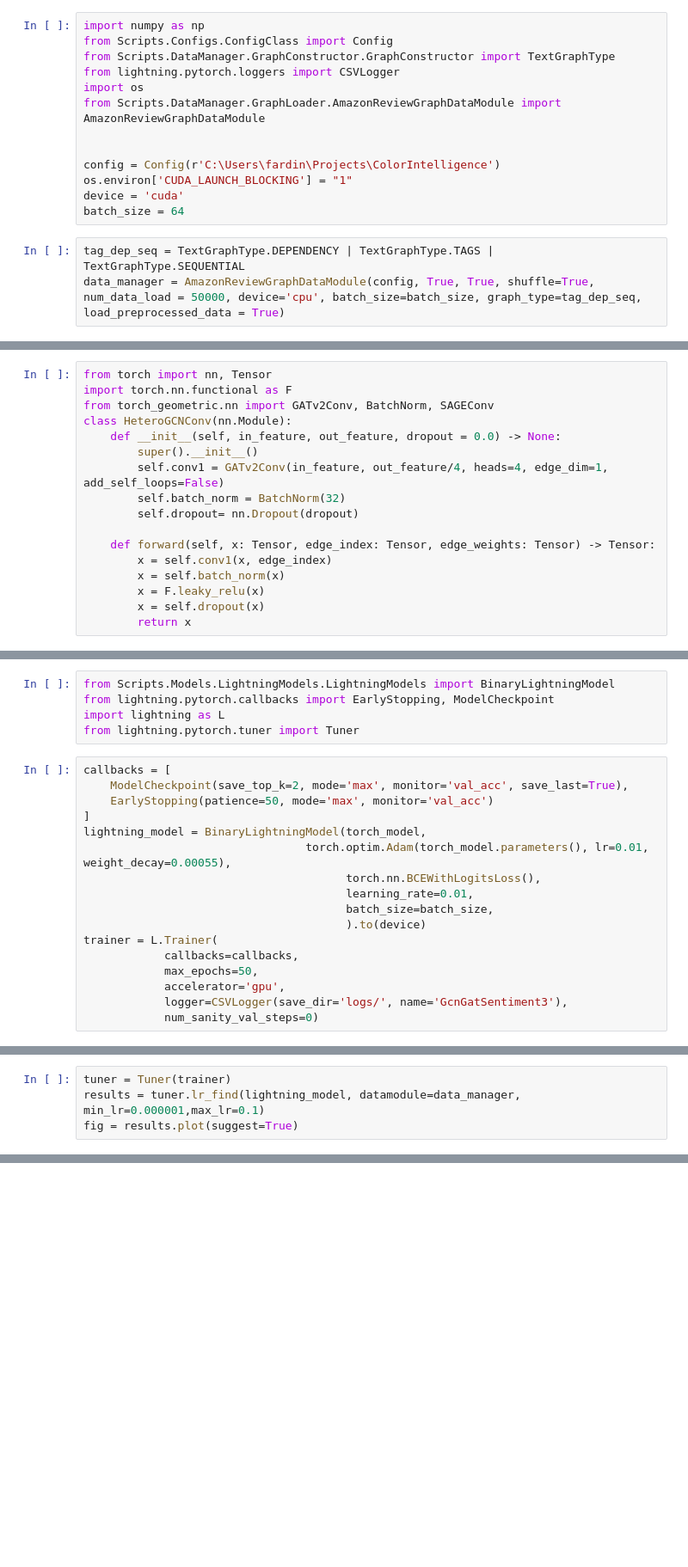
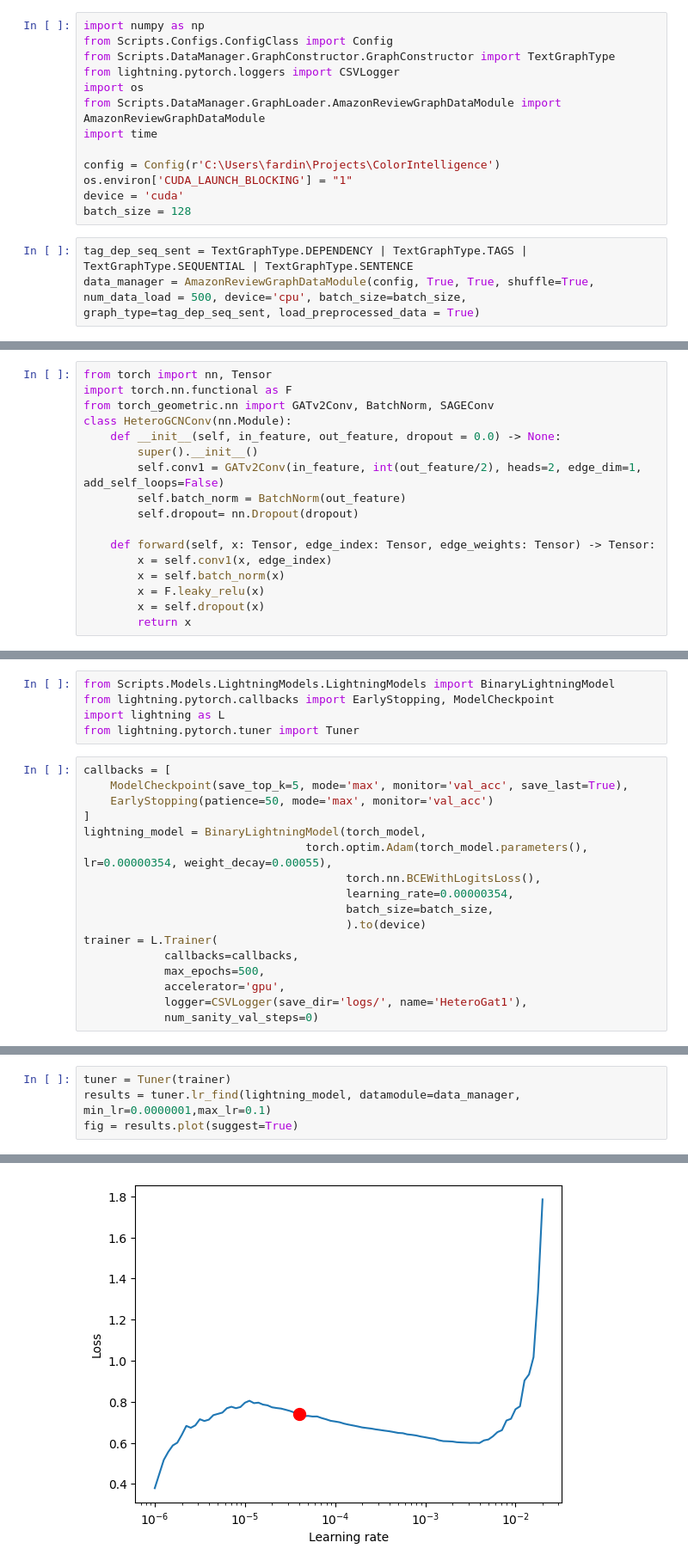
Before and after one commit to raziehAskarizade/Beyond-Words, a Jupyter notebook: Practices/Tasks/HeterogeneousGraphs/TestHeterogeneousGraphClassifier2.ipynb, the cells around one changed output, grey strips where cells are left out. Shown: that part at 86% size. Saved outputs shown, nothing was run; the diff lists cells and outputs as text; blank space fills up the shorter version.

Commit message:
KGC-73 Improve the heterogeneous classifier and test it

```diff
--- a/Practices/Tasks/HeterogeneousGraphs/TestHeterogeneousGraphClassifier2.ipynb
+++ b/Practices/Tasks/HeterogeneousGraphs/TestHeterogeneousGraphClassifier2.ipynb
@@ -5,12 +5,12 @@ from Scripts.DataManager.GraphConstructor.GraphConstructor import TextGraphType
 from lightning.pytorch.loggers import CSVLogger
 import os
 from Scripts.DataManager.GraphLoader.AmazonReviewGraphDataModule import AmazonReviewGraphDataModule
-
+import time
 
 config = Config(r'C:\Users\fardin\Projects\ColorIntelligence')
 os.environ['CUDA_LAUNCH_BLOCKING'] = "1"
 device = 'cuda'
-batch_size = 64
+batch_size = 128
 # %%
-tag_dep_seq = TextGraphType.DEPENDENCY | TextGraphType.TAGS | TextGraphType.SEQUENTIAL
-data_manager = AmazonReviewGraphDataModule(config, True, True, shuffle=True, num_data_load = 50000, device='cpu', batch_size=batch_size, graph_type=tag_dep_seq, load_preprocessed_data = True)
+tag_dep_seq_sent = TextGraphType.DEPENDENCY | TextGraphType.TAGS | TextGraphType.SEQUENTIAL | TextGraphType.SENTENCE
+data_manager = AmazonReviewGraphDataModule(config, True, True, shuffle=True, num_data_load = 500, device='cpu', batch_size=batch_size, graph_type=tag_dep_seq_sent, load_preprocessed_data = True)
@@ -26,8 +36,8 @@ from torch_geometric.nn import GATv2Conv, BatchNorm, SAGEConv
 class HeteroGCNConv(nn.Module):
     def __init__(self, in_feature, out_feature, dropout = 0.0) -> None:
         super().__init__()
-        self.conv1 = GATv2Conv(in_feature, out_feature/4, heads=4, edge_dim=1, add_self_loops=False)
-        self.batch_norm = BatchNorm(32)
+        self.conv1 = GATv2Conv(in_feature, int(out_feature/2), heads=2, edge_dim=1, add_self_loops=False)
+        self.batch_norm = BatchNorm(out_feature)
         self.dropout= nn.Dropout(dropout)
 
     def forward(self, x: Tensor, edge_index: Tensor, edge_weights: Tensor) -> Tensor:
@@ -165,18 +188,18 @@ import lightning as L
 from lightning.pytorch.tuner import Tuner
 # %%
 callbacks = [
-    ModelCheckpoint(save_top_k=2, mode='max', monitor='val_acc', save_last=True),
+    ModelCheckpoint(save_top_k=5, mode='max', monitor='val_acc', save_last=True),
     EarlyStopping(patience=50, mode='max', monitor='val_acc')
 ]
 lightning_model = BinaryLightningModel(torch_model,
-                                 torch.optim.Adam(torch_model.parameters(), lr=0.01, weight_decay=0.00055),
+                                 torch.optim.Adam(torch_model.parameters(), lr=0.00000354, weight_decay=0.00055),
                                        torch.nn.BCEWithLogitsLoss(),
-                                       learning_rate=0.01,
+                                       learning_rate=0.00000354,
                                        batch_size=batch_size,
                                        ).to(device)
 trainer = L.Trainer(
             callbacks=callbacks,
-            max_epochs=50,
+            max_epochs=500,
             accelerator='gpu',
-            logger=CSVLogger(save_dir='logs/', name='GcnGatSentiment3'),
+            logger=CSVLogger(save_dir='logs/', name='HeteroGat1'),
             num_sanity_val_steps=0)
@@ -183,4 +208,5 @@ trainer = L.Trainer(
 # %%
 tuner = Tuner(trainer)
-results = tuner.lr_find(lightning_model, datamodule=data_manager, min_lr=0.000001,max_lr=0.1)
+results = tuner.lr_find(lightning_model, datamodule=data_manager, min_lr=0.0000001,max_lr=0.1)
 fig = results.plot(suggest=True)
+# %% [output]
@@ -186,0 +221 @@ fig = results.plot(suggest=True)
+[figure, added]
```
Also changed, not shown: parts of 19 cells of this notebook, 1 other file.
